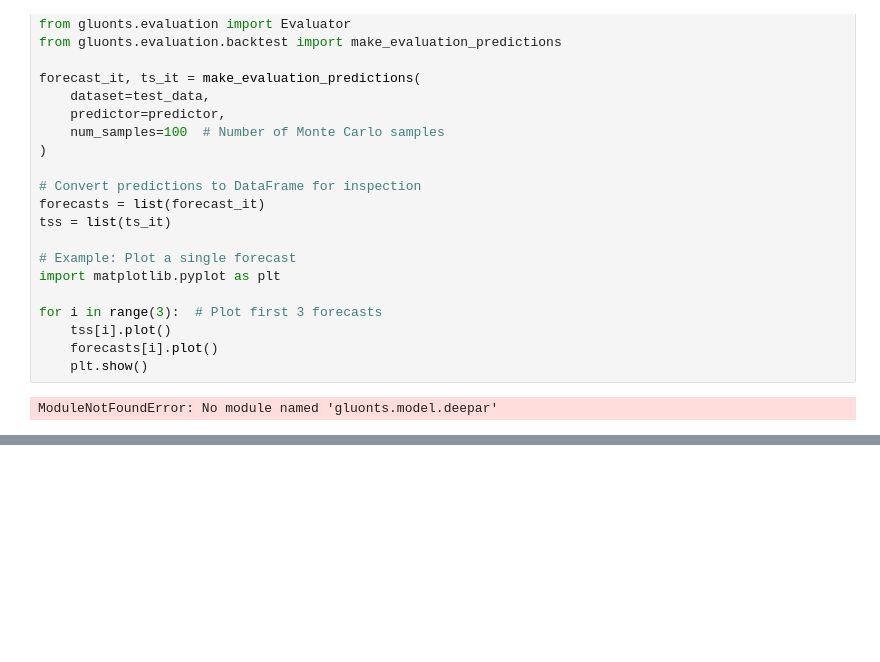
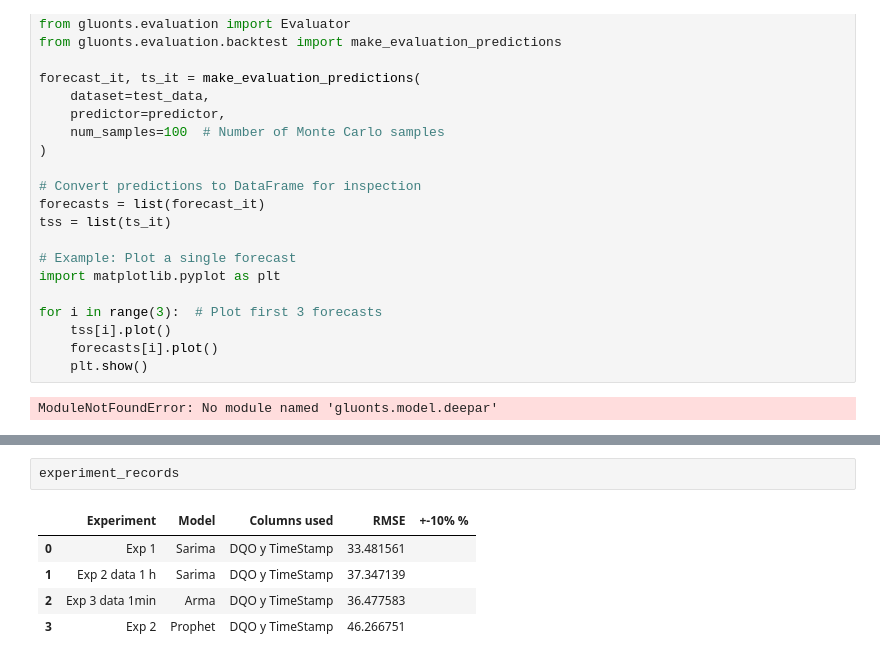
Before and after one commit to tetenogues/data_barbies_y_guille, a Jupyter notebook: first-nb.ipynb, the cells around one changed output, grey strips where cells are left out. Drawn from its saved outputs; the diff is of its cells as text; blank space fills up the shorter version.

```diff
--- a/first-nb.ipynb
+++ b/first-nb.ipynb
@@ -837,0 +842,8 @@ for _, row in data_1min.iterrows():
+# %%
+experiment_records
+# %% [output]
+|  | Experiment | Model | Columns used | RMSE | +-10% % |
+| 0 | Exp 1 | Sarima | DQO y TimeStamp | 33.481561 |  |
+| 1 | Exp 2 data 1 h | Sarima | DQO y TimeStamp | 37.347139 |  |
+| 2 | Exp 3 data 1min | Arma | DQO y TimeStamp | 36.477583 |  |
+| 3 | Exp 2 | Prophet | DQO y TimeStamp | 46.266751 |  |
```
Also changed, not shown: parts of 23 cells of this notebook.
